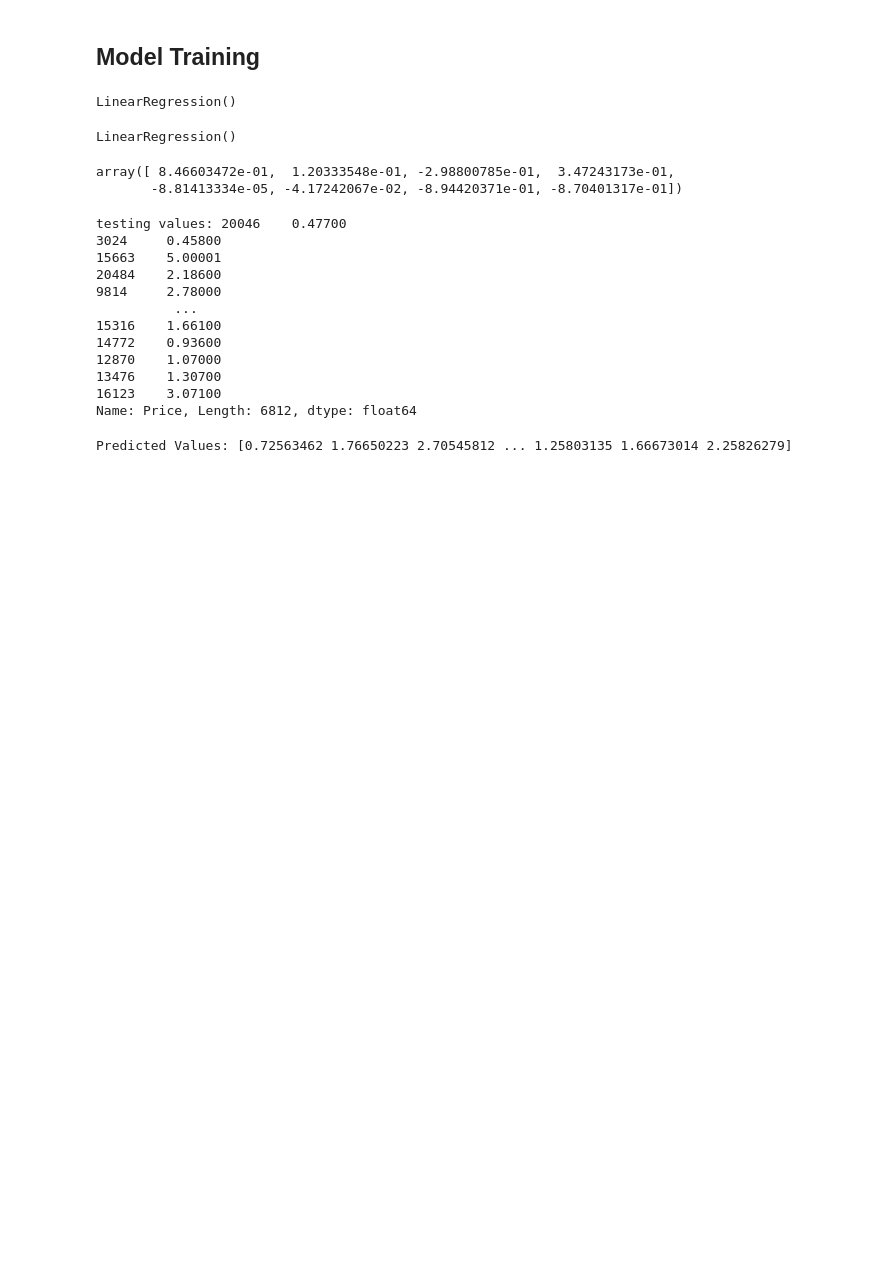
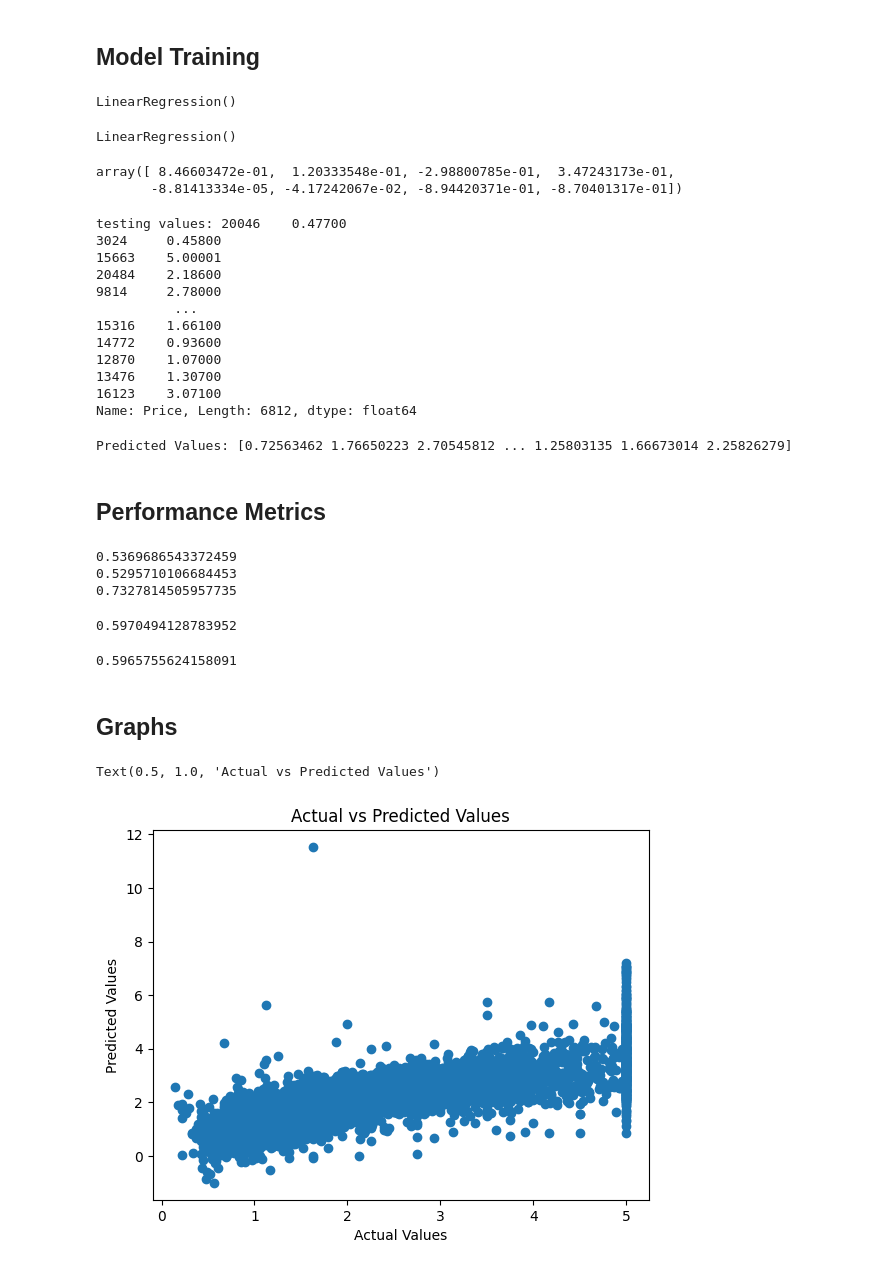
Before and after one commit to iamanshu1804/Basic-Linear-Regression, a Jupyter notebook: Multiple_Linear_Regression.ipynb, the cells around one changed output. Saved outputs shown, nothing was run; the diff lists cells and outputs as text; code cells hidden in the pictures; blank space fills up the shorter version.

Commit message:
Performance metric and everything has been added

```diff
--- a/Multiple_Linear_Regression.ipynb
+++ b/Multiple_Linear_Regression.ipynb
@@ -183,3 +183,40 @@ Name: Price, Length: 6812, dtype: float64
 print("Predicted Values:", Y_pred)
 # %% [output]
 Predicted Values: [0.72563462 1.76650223 2.70545812 ... 1.25803135 1.66673014 2.25826279]
+# %% [markdown]
+## Performance Metrics
+# %%
+## Performance Metrics
+from sklearn.metrics import mean_squared_error
+from sklearn.metrics import mean_absolute_error
+print(mean_squared_error(Y_test,Y_pred))
+print(mean_absolute_error(Y_test,Y_pred))
+print(np.sqrt(mean_squared_error(Y_test,Y_pred)))
+# %% [output]
+0.5369686543372459
+0.5295710106684453
+0.7327814505957735
+# %%
+## R square and adjusted R square
+
+from sklearn.metrics import r2_score
+score=r2_score(Y_test,Y_pred)
+print(score)
+# %% [output]
+0.5970494128783952
+# %%
+## Adjusted R square
+#display adjusted R-squared
+1 - (1-score)*(len(Y_test)-1)/(len(Y_test)-X_test.shape[1]-1)
+# %% [output]
+0.5965755624158091
+# %% [markdown]
+## Graphs
+# %%
+plt.scatter(Y_test,Y_pred)
+plt.xlabel("Actual Values")
+plt.ylabel("Predicted Values")
+plt.title("Actual vs Predicted Values")
+# %% [output]
+Text(0.5, 1.0, 'Actual vs Predicted Values')
+[figure, added]
```
Also changed, not shown: parts of 3 cells of this notebook.
